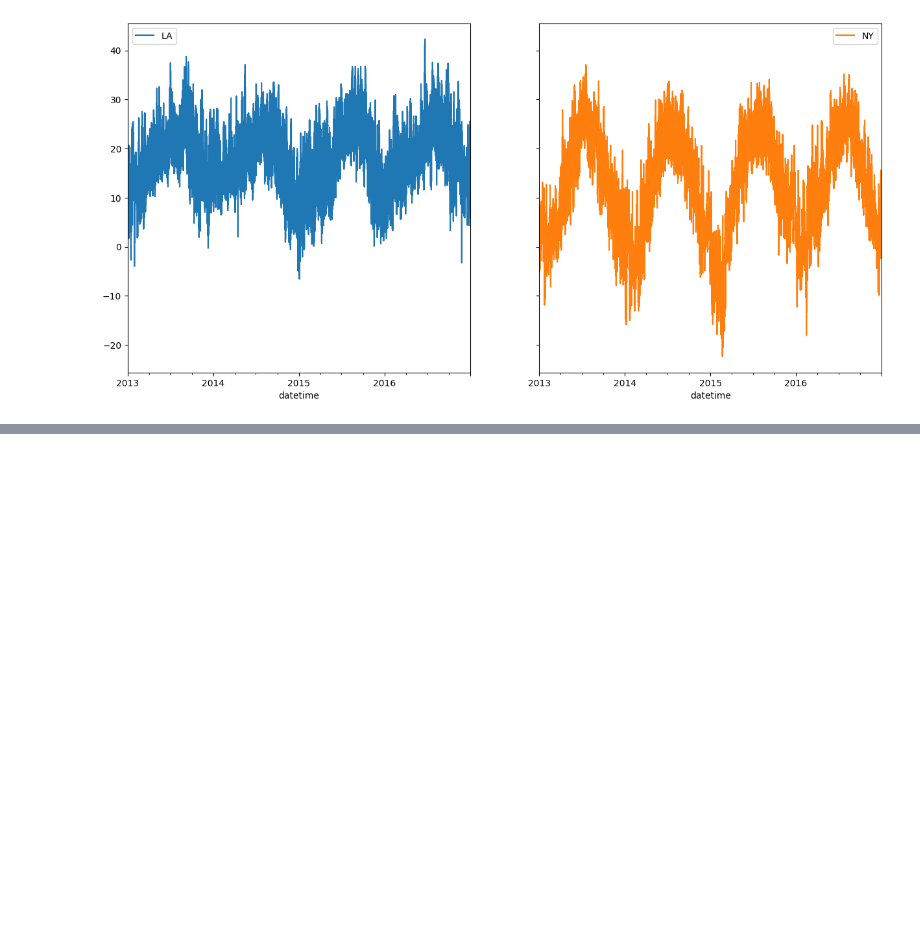
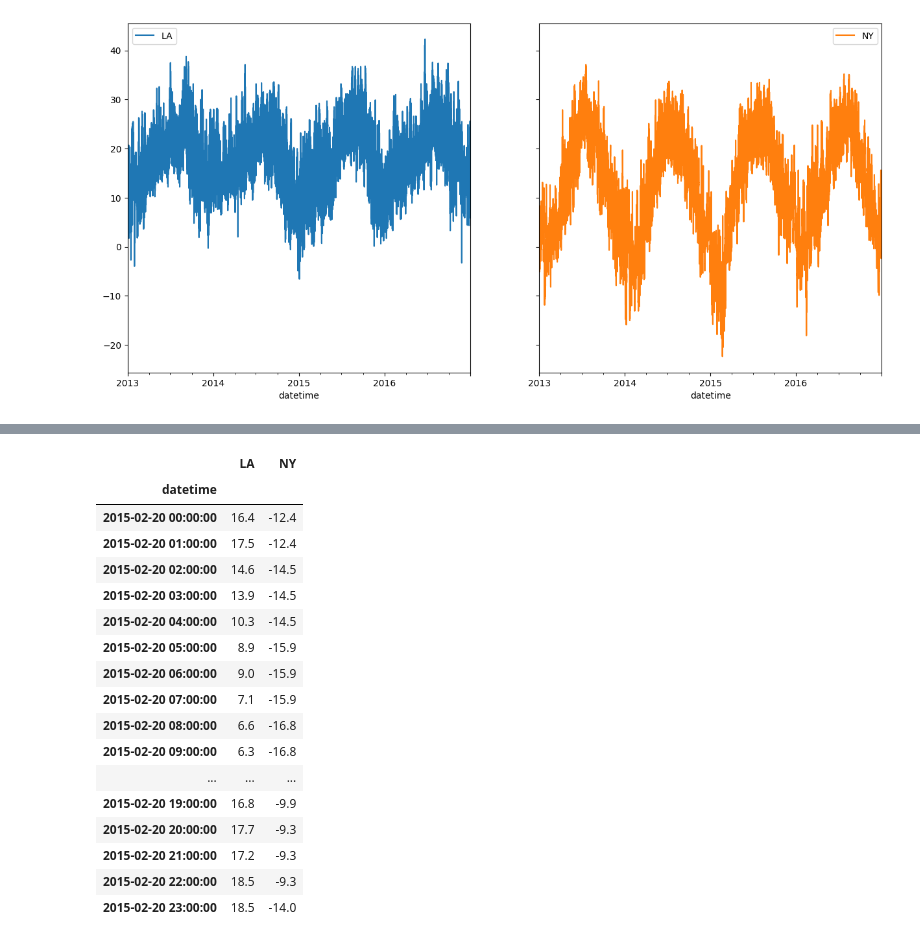
Before and after one commit to JamieW365/finance_projects, a Jupyter notebook: notebooks/time_series.ipynb, the cells around one changed output, grey strips where cells are left out. Saved outputs shown, nothing was run; the diff lists cells and outputs as text; code cells hidden in the pictures; blank space fills up the shorter version.

Commit message:
Indexing and Slicing Time Series

```diff
--- a/notebooks/time_series.ipynb
+++ b/notebooks/time_series.ipynb
@@ -215,0 +218,2 @@ array([[<Axes: xlabel='datetime'>, <Axes: xlabel='datetime'>]],
+# %%
+df = pd.read_csv("data/temp.csv", parse_dates= ["datetime"], index_col= "datetime")
@@ -215,0 +337,21 @@ array([[<Axes: xlabel='datetime'>, <Axes: xlabel='datetime'>]],
+# %%
+df.loc["20FEBRUARY2015"]
+# %% [output]
+|  | LA | NY |
+| datetime |  |  |
+| 2015-02-20 00:00:00 | 16.4 | -12.4 |
+| 2015-02-20 01:00:00 | 17.5 | -12.4 |
+| 2015-02-20 02:00:00 | 14.6 | -14.5 |
+| 2015-02-20 03:00:00 | 13.9 | -14.5 |
+| 2015-02-20 04:00:00 | 10.3 | -14.5 |
+| 2015-02-20 05:00:00 | 8.9 | -15.9 |
+| 2015-02-20 06:00:00 | 9.0 | -15.9 |
+| 2015-02-20 07:00:00 | 7.1 | -15.9 |
+| 2015-02-20 08:00:00 | 6.6 | -16.8 |
+| 2015-02-20 09:00:00 | 6.3 | -16.8 |
+| ... | ... | ... |
+| 2015-02-20 19:00:00 | 16.8 | -9.9 |
+| 2015-02-20 20:00:00 | 17.7 | -9.3 |
+| 2015-02-20 21:00:00 | 17.2 | -9.3 |
+| 2015-02-20 22:00:00 | 18.5 | -9.3 |
+| 2015-02-20 23:00:00 | 18.5 | -14.0 |
```
Also changed, not shown: parts of 12 cells of this notebook.
